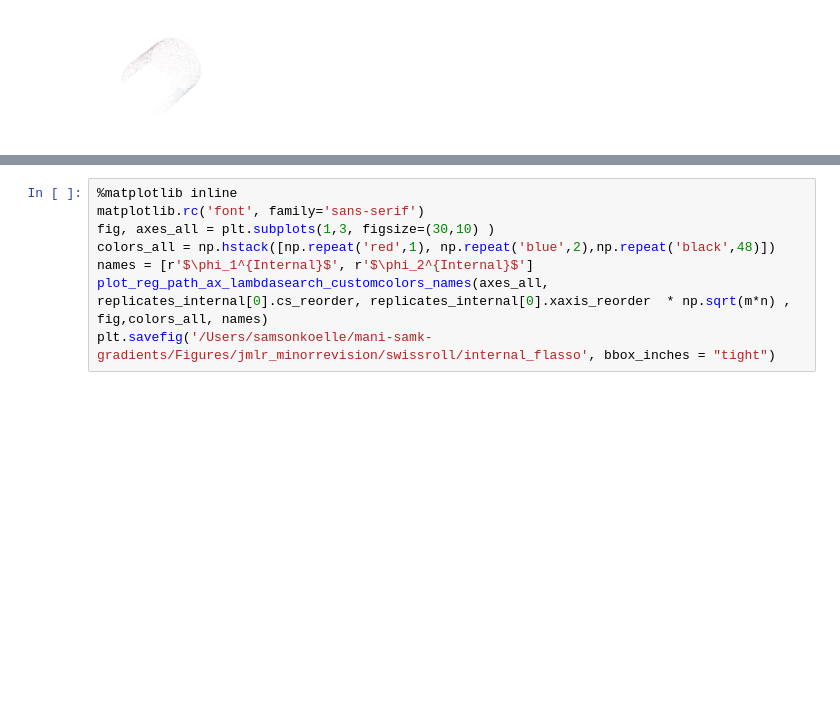
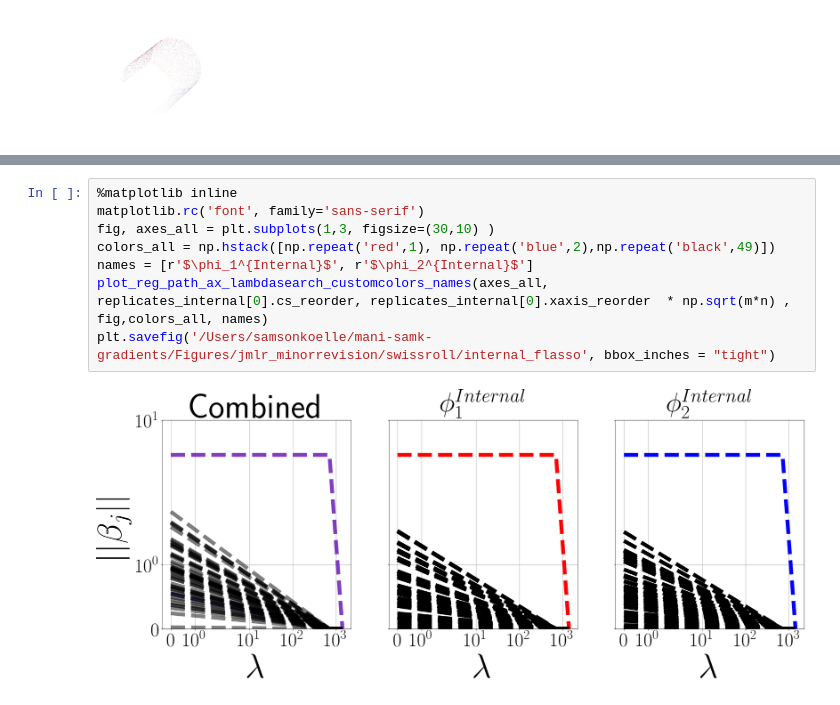
Before and after one commit to sjkoelle/montlake, a Jupyter notebook: experiments/swiss_roll_resubmission.ipynb, the cells around one changed output, grey strips where cells are left out. Saved outputs shown, nothing was run; the diff lists cells and outputs as text; blank space fills up the shorter version.

```diff
--- a/experiments/swiss_roll_resubmission.ipynb
+++ b/experiments/swiss_roll_resubmission.ipynb
@@ -223,11 +223,13 @@ plt.savefig('/Users/samsonkoelle/mani-samk-gradients/Figures/jmlr_minorrevision/
 # %%
 %matplotlib inline
 matplotlib.rc('font', family='sans-serif')
 fig, axes_all = plt.subplots(1,3, figsize=(30,10) )
-colors_all = np.hstack([np.repeat('red',1), np.repeat('blue',2),np.repeat('black',48)])
+colors_all = np.hstack([np.repeat('red',1), np.repeat('blue',2),np.repeat('black',49)])
 names = [r'$\phi_1^{Internal}$', r'$\phi_2^{Internal}$']
 plot_reg_path_ax_lambdasearch_customcolors_names(axes_all, replicates_internal[0].cs_reorder, replicates_internal[0].xaxis_reorder  * np.sqrt(m*n) , fig,colors_all, names)
 plt.savefig('/Users/samsonkoelle/mani-samk-gradients/Figures/jmlr_minorrevision/swissroll/internal_flasso', bbox_inches = "tight")
+# %% [output]
+[figure, added]
 # %%
 %matplotlib inline
 matplotlib.rc('font', family='sans-serif')
```
Also changed, not shown: parts of 8 cells of this notebook, 9 other files.
